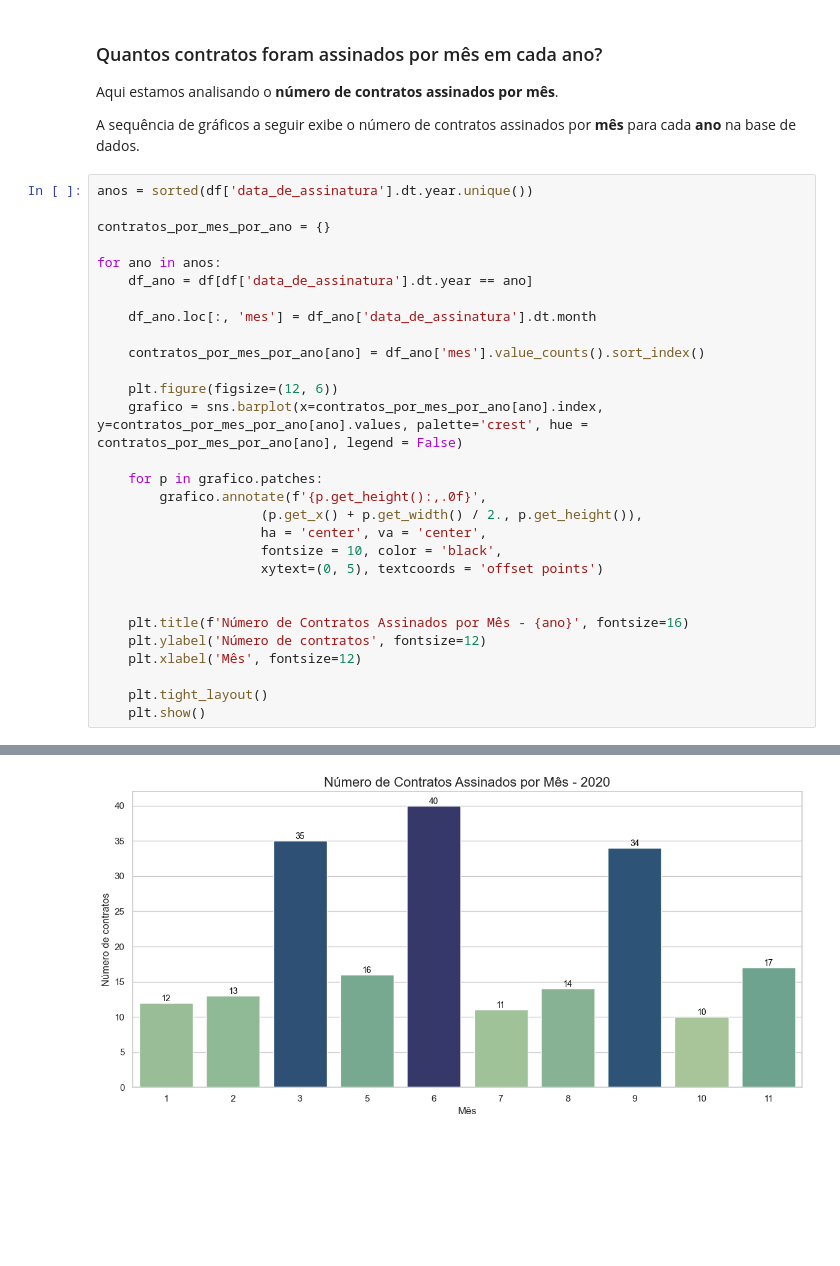
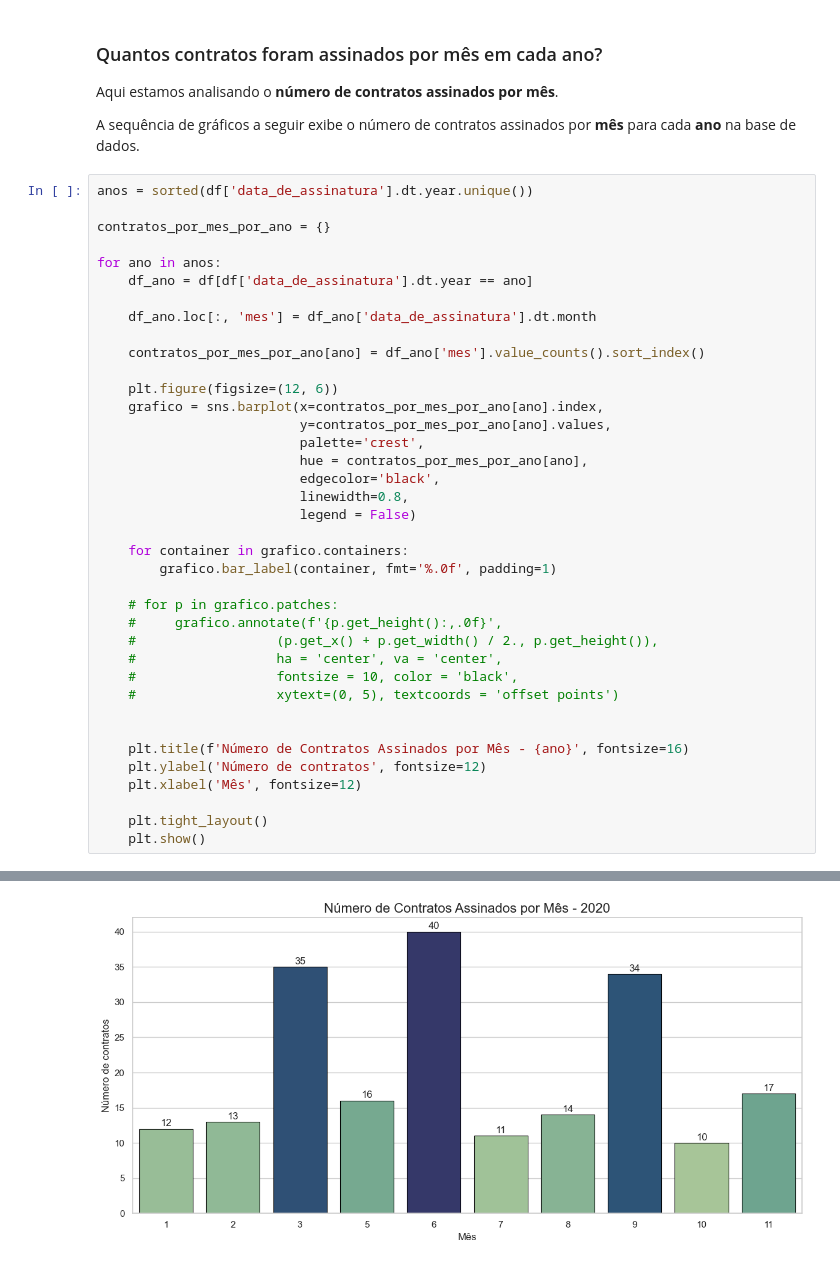
Before and after one commit to pdromls/Analise_BNDES, a Jupyter notebook: notebooks/insights2.ipynb, the cells around one changed output, grey strips where cells are left out. Drawn from its saved outputs; the diff is of its cells as text; blank space fills up the shorter version.

```diff
--- a/notebooks/insights2.ipynb
+++ b/notebooks/insights2.ipynb
@@ -116,14 +134,23 @@ for ano in anos:
     contratos_por_mes_por_ano[ano] = df_ano['mes'].value_counts().sort_index()
 
     plt.figure(figsize=(12, 6))
-    grafico = sns.barplot(x=contratos_por_mes_por_ano[ano].index, y=contratos_por_mes_por_ano[ano].values, palette='crest', hue = contratos_por_mes_por_ano[ano], legend = False)
+    grafico = sns.barplot(x=contratos_por_mes_por_ano[ano].index,
+                          y=contratos_por_mes_por_ano[ano].values,
+                          palette='crest',
+                          hue = contratos_por_mes_por_ano[ano],
+                          edgecolor='black',
+                          linewidth=0.8,
+                          legend = False)
 
-    for p in grafico.patches:
-        grafico.annotate(f'{p.get_height():,.0f}',
-                     (p.get_x() + p.get_width() / 2., p.get_height()),
-                     ha = 'center', va = 'center',
-                     fontsize = 10, color = 'black',
-                     xytext=(0, 5), textcoords = 'offset points')
+    for container in grafico.containers:
+        grafico.bar_label(container, fmt='%.0f', padding=1)
+
+    # for p in grafico.patches:
+    #     grafico.annotate(f'{p.get_height():,.0f}',
+    #                  (p.get_x() + p.get_width() / 2., p.get_height()),
+    #                  ha = 'center', va = 'center',
+    #                  fontsize = 10, color = 'black',
+    #                  xytext=(0, 5), textcoords = 'offset points')
 
 
     plt.title(f'Número de Contratos Assinados por Mês - {ano}', fontsize=16)
@@ -141 +168 @@ for ano in anos:
-[figure, old version]
+[figure, new version]
```
Also changed, not shown: parts of 8 cells of this notebook, 1 other file.
